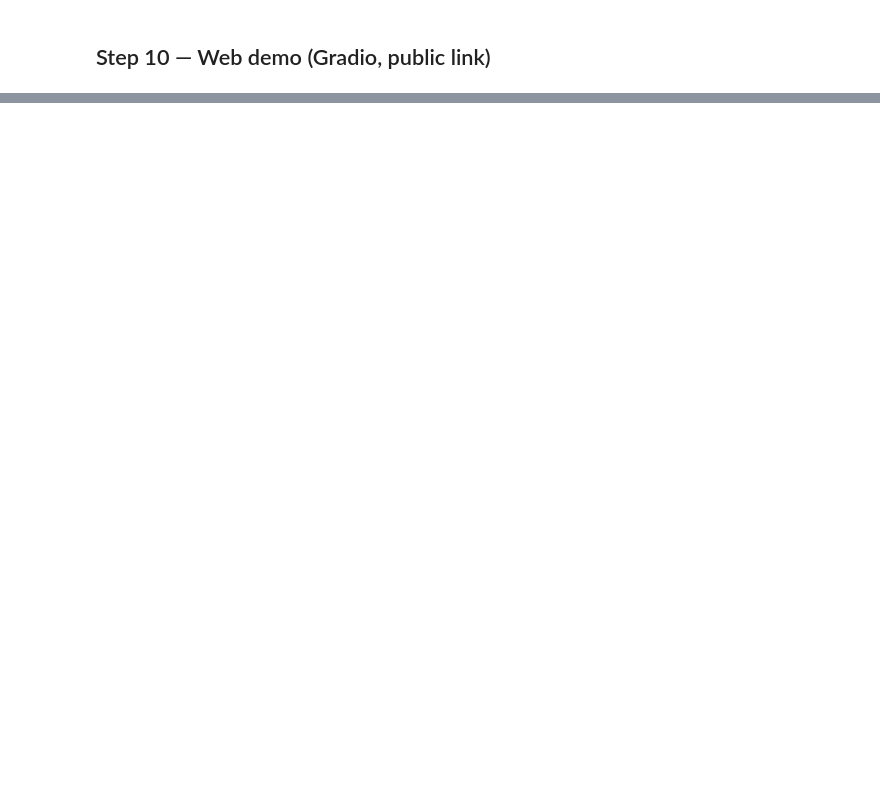
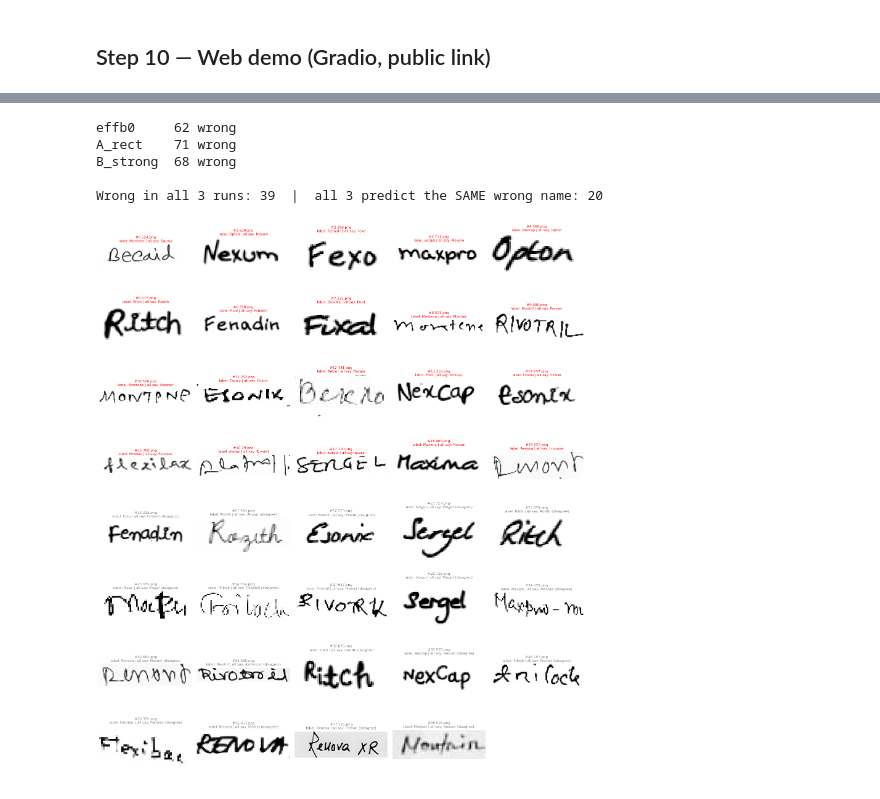
Before and after one commit to Shams-Sajid-Rahman/bangla-prescription-analyzer, a Jupyter notebook: notebooks/train_colab.ipynb, the cells around one changed output, grey strips where cells are left out. Saved outputs shown, nothing was run; the diff lists cells and outputs as text; code cells hidden in the pictures; blank space fills up the shorter version.

```diff
--- a/notebooks/train_colab.ipynb
+++ b/notebooks/train_colab.ipynb
@@ -142,0 +570,34 @@ for _, r in test.iterrows():
+# %%
+import pandas as pd, matplotlib.pyplot as plt
+from PIL import Image
+
+runs = ['effb0', 'A_rect', 'B_strong']
+W = {r: pd.read_csv(f'/content/drive/MyDrive/rx_runs/{r}/misclassified.csv') for r in runs}
+for r, w in W.items(): print(f'{r:9s} {len(w)} wrong')
+
+# images wrong in ALL runs
+common = set.intersection(*[set(w.path) for w in W.values()])
+m = W['B_strong'][W['B_strong'].path.isin(common)].copy()
+for r in runs:
+    m[f'pred_{r}'] = m.path.map(W[r].set_index('path').pred)
+m['same_pred'] = m[[f'pred_{r}' for r in runs]].nunique(axis=1) == 1
+m = m.sort_values(['same_pred', 'conf'], ascending=False).reset_index(drop=True)
+print(f'\nWrong in all 3 runs: {len(m)}  |  all 3 predict the SAME wrong name: {m.same_pred.sum()}')
+
+n = len(m)
+fig, axes = plt.subplots((n + 4) // 5, 5, figsize=(16, 2.3 * ((n + 4) // 5)))
+for ax in axes.flat: ax.axis('off')
+for ax, (i, r) in zip(axes.flat, m.iterrows()):
+    ax.imshow(Image.open(r.path).convert('L'), cmap='gray')
+    ax.set_title(f"#{i} {r.path.split('/')[-1]}\nlabel: {r.medicine} | all say: {r.pred}"
+                 + ('' if r.same_pred else ' (disagree)'), fontsize=8,
+                 color='red' if r.same_pred else 'gray')
+plt.tight_layout(); plt.show()
+m[['path', 'medicine', 'pred', 'conf', 'same_pred']].to_csv('/content/drive/MyDrive/common_errors.csv')
+# %% [output]
+effb0     62 wrong
+A_rect    71 wrong
+B_strong  68 wrong
+
+Wrong in all 3 runs: 39  |  all 3 predict the SAME wrong name: 20
+[figure, added]
```
Also changed, not shown: parts of 30 cells of this notebook.
